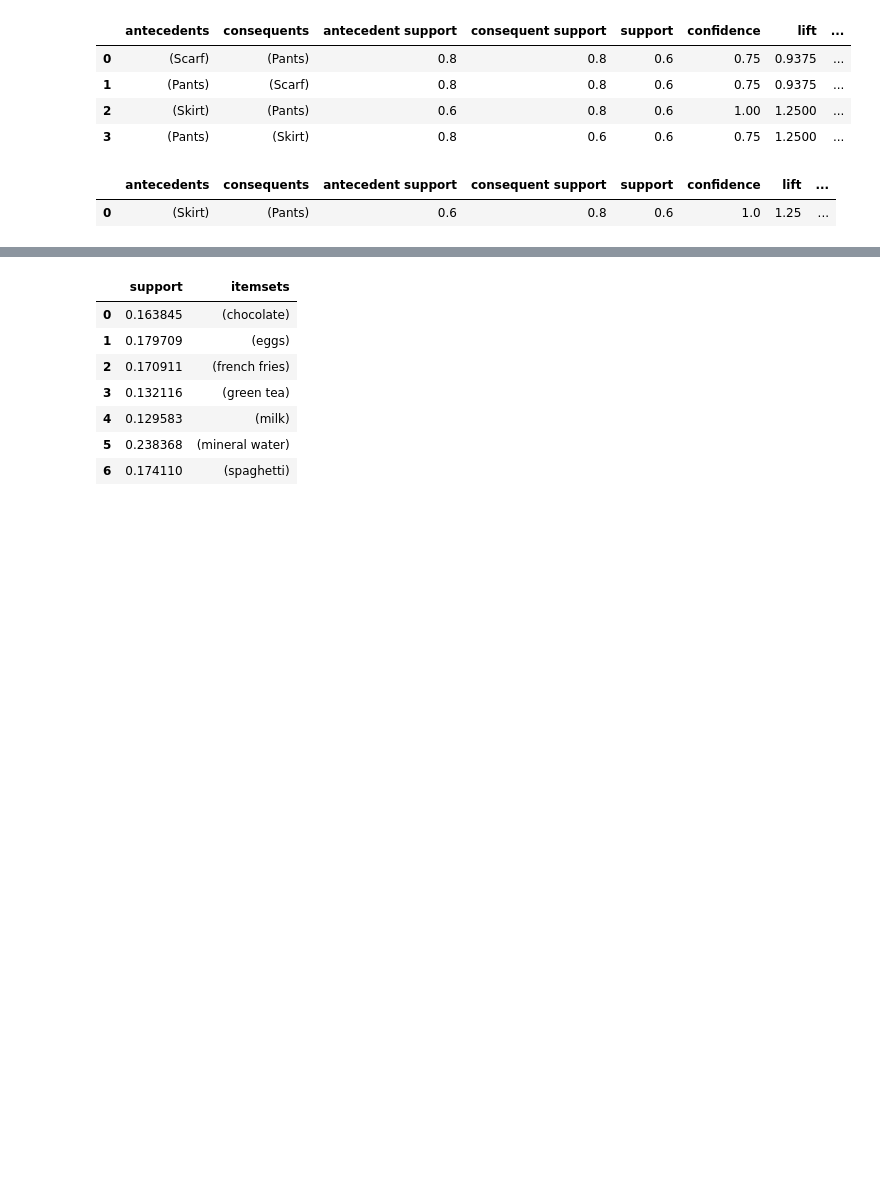
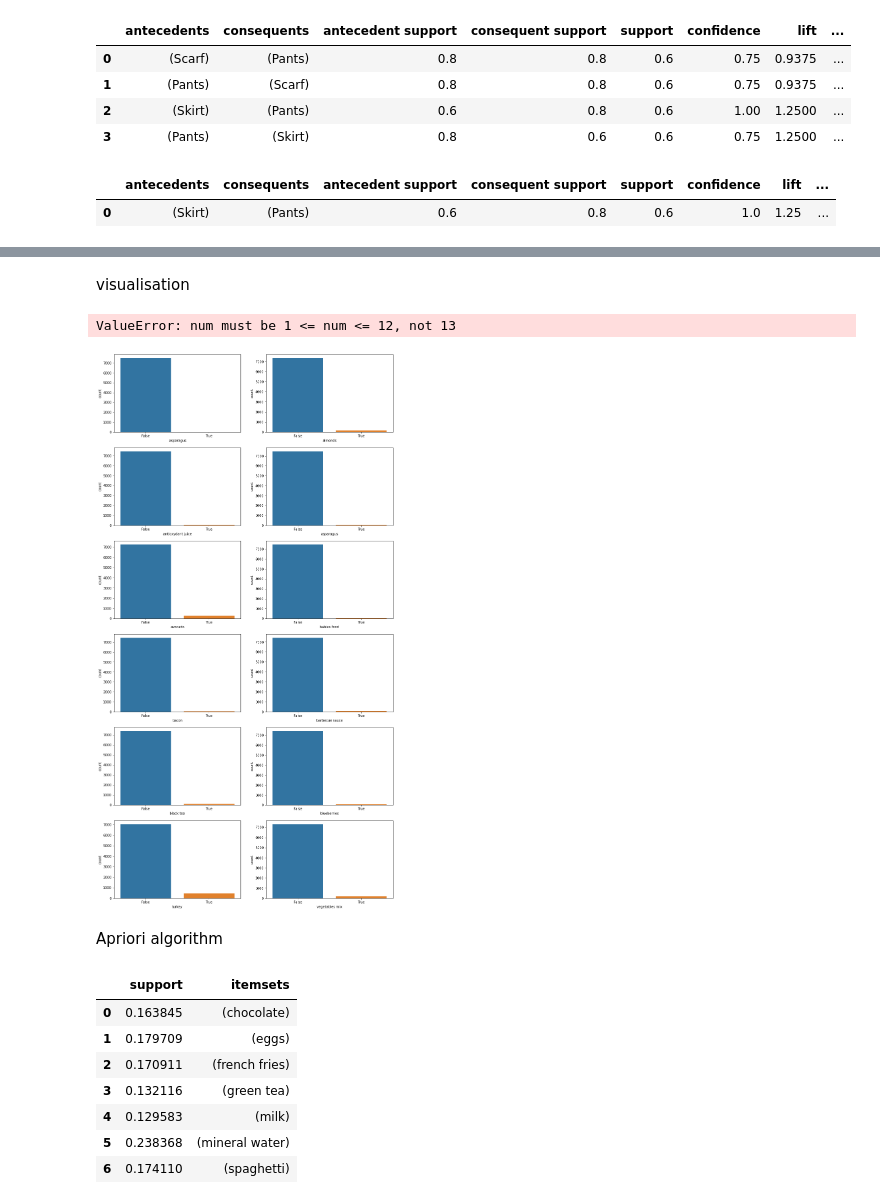
Before and after one commit to Aminata-lo/checkpoint1, a Jupyter notebook: #checkpoint 9.ipynb, the cells around one changed output, grey strips where cells are left out. Saved outputs shown, nothing was run; the diff lists cells and outputs as text; code cells hidden in the pictures; blank space fills up the shorter version.

```diff
--- a/#checkpoint 9.ipynb
+++ b/#checkpoint 9.ipynb
@@ -90,3 +109,20 @@ NameError: name 'data' is not defined
+# %% [markdown]
+visualisation
+# %%
+vari=[' asparagus', 'almonds', 'antioxydant juice', 'asparagus', 'avocado',
+       'babies food', 'bacon', 'barbecue sauce', 'black tea', 'blueberries',
+       'turkey', 'vegetables mix', 'water spray', 'white wine',
+       'whole weat flour', 'whole wheat pasta', 'whole wheat rice', 'yams',
+       'yogurt cake', 'zucchini']
+plt.figure(figsize=(15,30))
+for i in enumerate(vari):
+    plt.subplot(6,2,i[0]+1)
+    sns.countplot(i[1], data=data1)
+# %% [output]
+ValueError: num must be 1 <= num <= 12, not 13
+[figure, added]
+# %% [markdown]
+Apriori algorithm
 # %%
 frequent_item=apriori(data1, min_support=0.1, use_colnames=True)
 frequent_item
```
Also changed, not shown: parts of 7 cells of this notebook.
